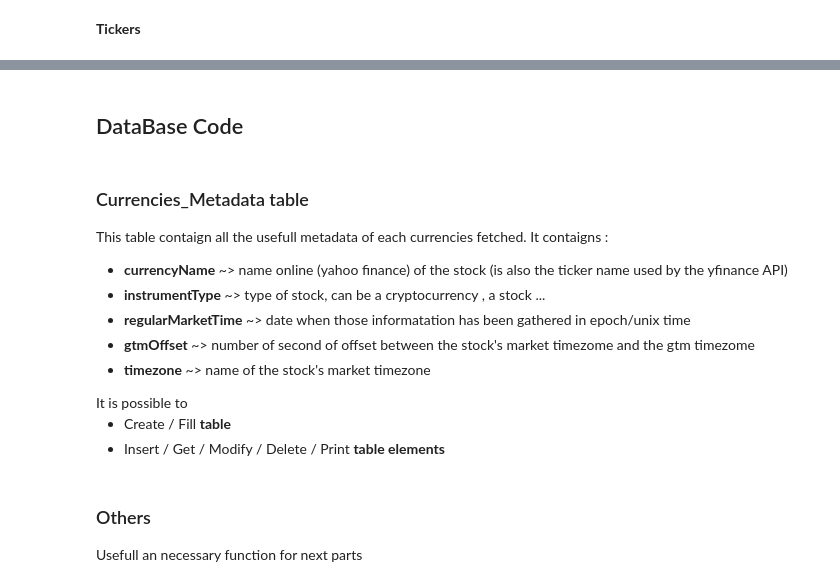
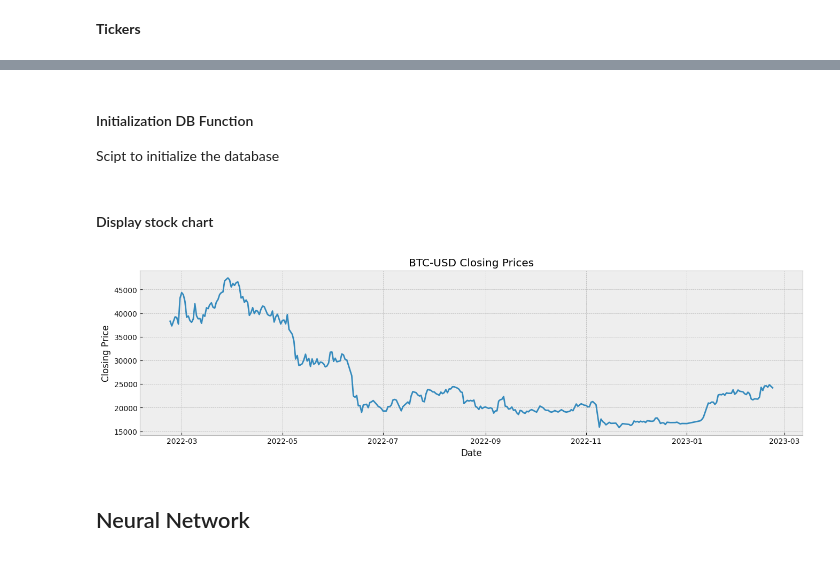
Before and after one commit to QuentinPerret/IAStockForeCaster, a Jupyter notebook: DBGestionScript.ipynb, the cells around one changed output, grey strips where cells are left out. Drawn from its saved outputs; the diff is of its cells as text; code cells hidden in the pictures.

Commit message:
change doc format + new chart function + strat torch formation

```diff
--- a/DBGestionScript.ipynb
+++ b/DBGestionScript.ipynb
@@ -79,0 +223,13 @@ def getPeriodData(s : str , period : str) -> dict :
+# %%
+def cleanNameForSQL(s : str) -> str:
+	"""Return a new string that dont contaign special char to use it as sql table name
+
+	Args:
+		s (str): string where to remove special char
+
+	Returns:
+		str: new string without special char nor spaces
+	"""
+	for char in ['-','.','^',' ']:
+		s = s.replace(char,"")
+	return s
@@ -79,0 +551,3 @@ def getPeriodData(s : str , period : str) -> dict :
+# %% [markdown]
+<h4>Initialization DB Function</h4>
+<p>Scipt to initialize the database</p>
@@ -80,13 +574,21 @@ def getPeriodData(s : str , period : str) -> dict :
+# %% [markdown]
+<h4>Display stock chart</h4>
+# %%
+import matplotlib.pyplot as plt
+
+def displaySimplerStockChart(currency: str):
+    plt.style.use("bmh")
+    closeData  = getCloseCurrencyMarketElement(currency)
+    dateData = getDateCurrencyMarketElement(currency)
+    plt.figure(figsize=(16,4))
+    plt.title(f"{currency} Closing Prices")
+    plt.xlabel('Date')
+    plt.ylabel('Closing Price')
+    plt.plot(dateData,closeData)
+
+# displayStockChart("BTC-USD","5y")
+displaySimplerStockChart("BTC-USD")
+# %% [output]
+[figure, added]
 # %% [markdown]
-<h2>DataBase Code</h2>
+<h2>Neural Network</h2>
-# %% [markdown]
-<h3>Currencies_Metadata table</h3>
-<p>This table contaign all the usefull metadata of each currencies fetched. It contaigns : </p>
-<ul><li><b>currencyName</b> ~> name online (yahoo finance) of the stock (is also the ticker name used by the yfinance API)</li>
-<li><b>instrumentType</b> ~> type of stock, can be a cryptocurrency ,  a stock ...</li>
-<li><b>regularMarketTime</b> ~> date when those informatation has been gathered in epoch/unix time </li>
-<li><b>gtmOffset</b> ~> number of second of offset between the stock's market timezome and the gtm timezome</li>
-<li><b>timezone</b> ~> name of the stock's market timezone</li></ul>
-It is possible to
-<ul><li>Create / Fill <b>table</b></li>
-<li>Insert / Get / Modify / Delete / Print <b>table elements</b></li></ul>
@@ -212,3 +594,0 @@ def deleteCurrencyMetadataElement(currencyId : int):
-# %% [markdown]
-<h3>Others</h3>
-<p>Usefull an necessary function for next parts </p>
```
Also changed, not shown: parts of 31 cells of this notebook, 1 other file.
